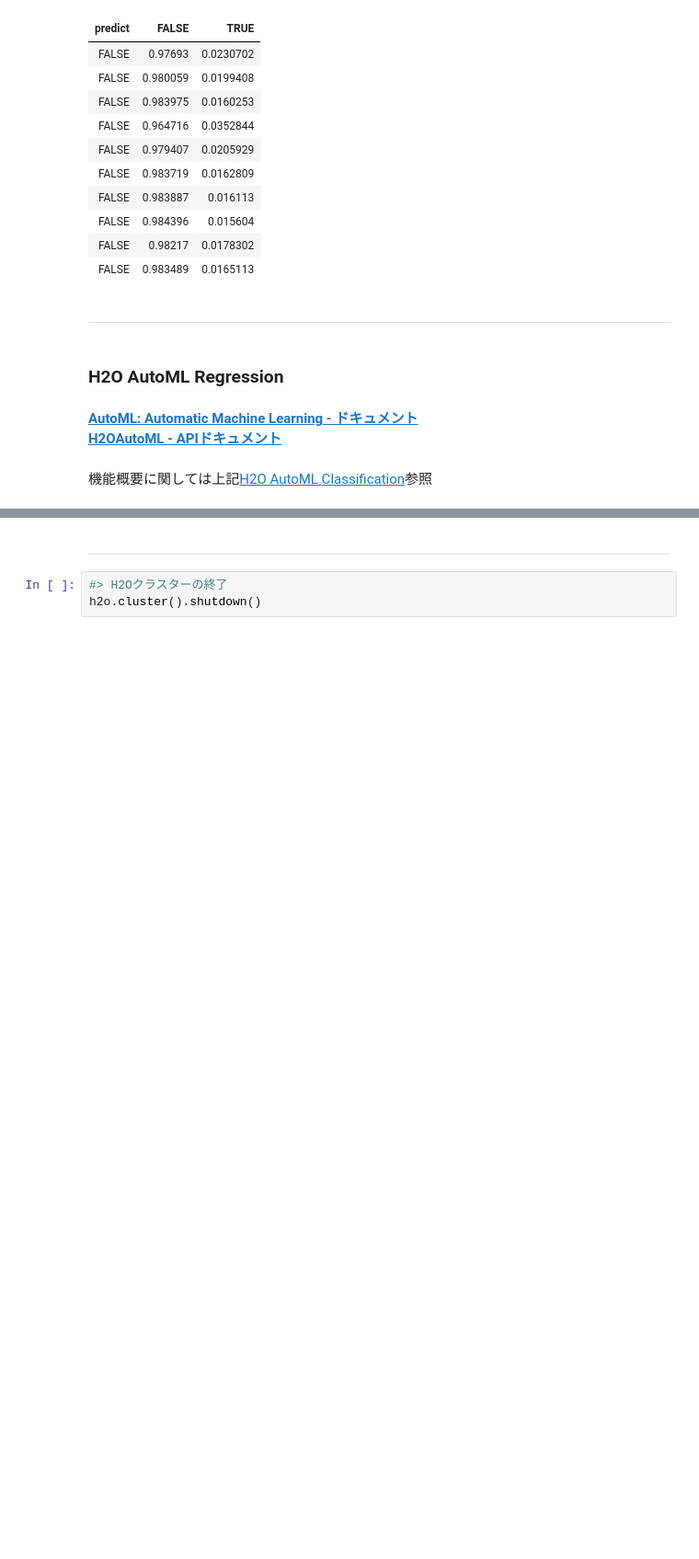
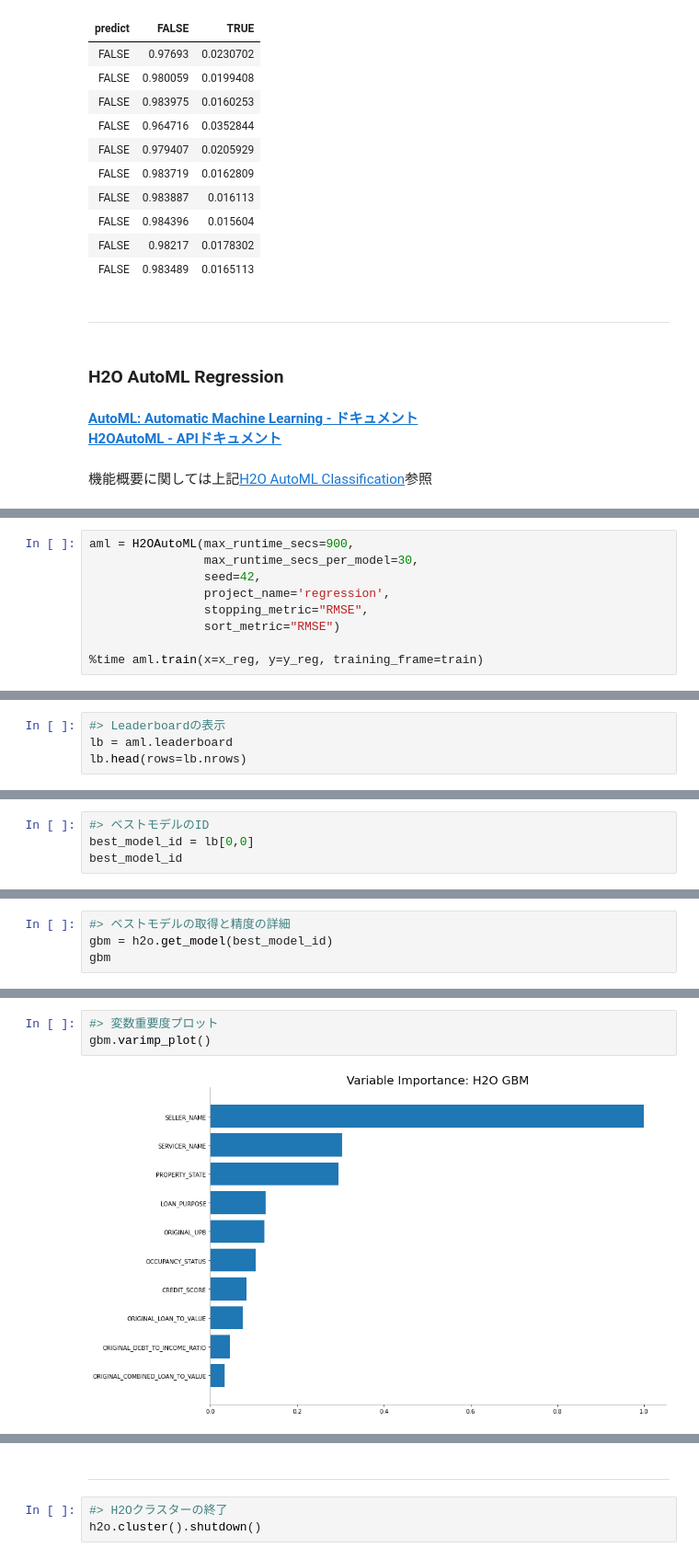
Before and after one commit to yukismd/H2O_3_Tutorial, a Jupyter notebook: python_api/H2O-3 AutoML Tutorial.ipynb, the cells around one changed output, grey strips where cells are left out. Shown: that part at 92% size. Saved outputs shown, nothing was run; the diff lists cells and outputs as text; blank space fills up the shorter version.

```diff
--- a/python_api/H2O-3 AutoML Tutorial.ipynb
+++ b/python_api/H2O-3 AutoML Tutorial.ipynb
@@ -534,0 +535,9 @@ x: ['PROPERTY_STATE', 'FIRST_TIME_HOMEBUYER_FLAG', 'POSTAL_CODE', 'OCCUPANCY_STA
+# %%
+aml = H2OAutoML(max_runtime_secs=900,
+                max_runtime_secs_per_model=30,
+                seed=42,
+                project_name='regression',
+                stopping_metric="RMSE",
+                sort_metric="RMSE")
+
+%time aml.train(x=x_reg, y=y_reg, training_frame=train)
@@ -534,0 +553,4 @@ x: ['PROPERTY_STATE', 'FIRST_TIME_HOMEBUYER_FLAG', 'POSTAL_CODE', 'OCCUPANCY_STA
+# %%
+#> Leaderboardの表示
+lb = aml.leaderboard
+lb.head(rows=lb.nrows)
@@ -534,0 +577,4 @@ x: ['PROPERTY_STATE', 'FIRST_TIME_HOMEBUYER_FLAG', 'POSTAL_CODE', 'OCCUPANCY_STA
+# %%
+#> ベストモデルのID
+best_model_id = lb[0,0]
+best_model_id
@@ -534,0 +583,4 @@ x: ['PROPERTY_STATE', 'FIRST_TIME_HOMEBUYER_FLAG', 'POSTAL_CODE', 'OCCUPANCY_STA
+# %%
+#> ベストモデルの取得と精度の詳細
+gbm = h2o.get_model(best_model_id)
+gbm
@@ -534,0 +672,5 @@ x: ['PROPERTY_STATE', 'FIRST_TIME_HOMEBUYER_FLAG', 'POSTAL_CODE', 'OCCUPANCY_STA
+# %%
+#> 変数重要度プロット
+gbm.varimp_plot()
+# %% [output]
+[figure, added]
```
Also changed, not shown: parts of 16 cells of this notebook, 1 other file.
